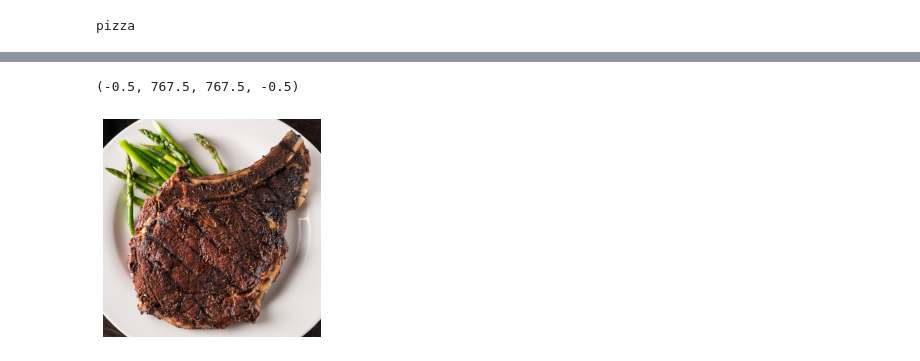
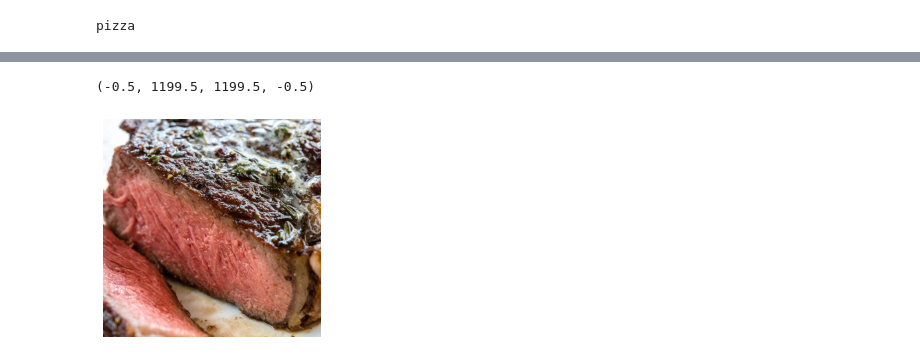
Before and after one commit to viswambhar-yasa/Pizza_Vs_Streak-, a Jupyter notebook: pizza_Vs_steak.ipynb, the cells around one changed output, grey strips where cells are left out. Saved outputs shown, nothing was run; the diff lists cells and outputs as text; code cells hidden in the pictures.

```diff
--- a/pizza_Vs_steak.ipynb
+++ b/pizza_Vs_steak.ipynb
@@ -389,10 +387,10 @@ how-to-reverse-sear 100%[===================>] 105.06K  --.-KB/s    in 0.02s
 # %%
-steak=imread('cinnamon_steak_rub_800-768x768.jpg')
+steak=imread('how-to-reverse-sear-a-steak-11-1200.jpg')
 plt.imshow(steak)
 plt.axis('off')
 # %% [output]
-(-0.5, 767.5, 767.5, -0.5)
+(-0.5, 1199.5, 1199.5, -0.5)
-[figure, old version]
+[figure, new version]
 # %%
 steak_re=tf.expand_dims(steak,axis=0)
 print(steak_re.shape)
```
Also changed, not shown: parts of 22 cells of this notebook.
